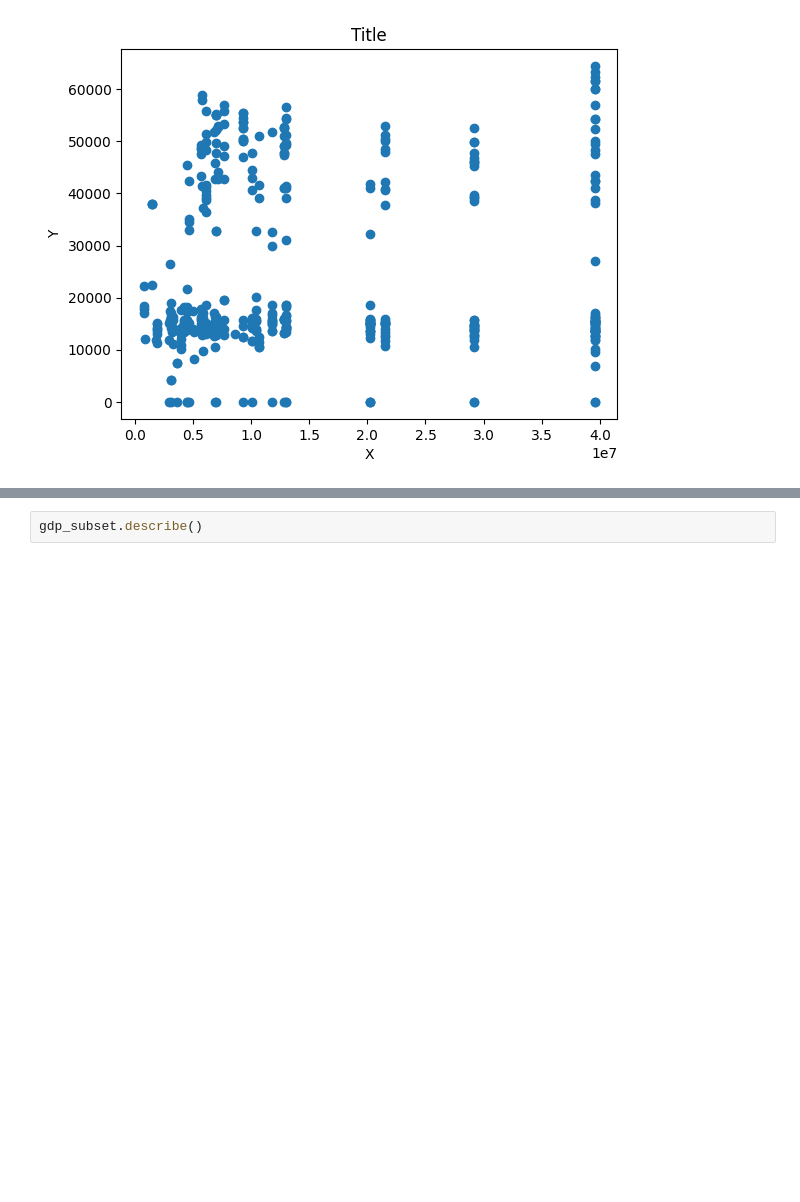
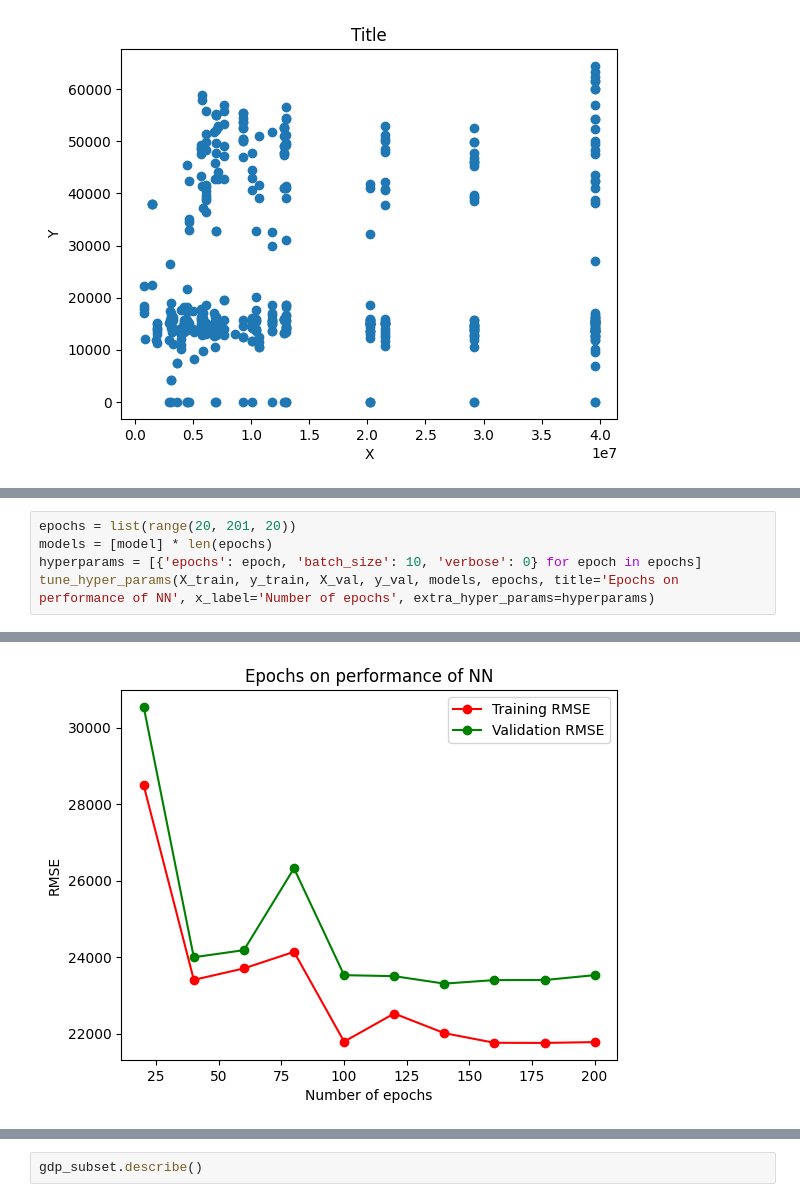
Before and after one commit to ModelingLocalEconomies/trends, a Jupyter notebook: prediction.ipynb, the cells around one changed output, grey strips where cells are left out. Cells and saved outputs as stored; diff of their text form; blank space fills up the shorter version.

```diff
--- a/prediction.ipynb
+++ b/prediction.ipynb
@@ -496,0 +496,6 @@ Root Mean Squared Error: 1.9904247771868686
+# %%
+epochs = list(range(20, 201, 20))
+models = [model] * len(epochs)
+hyperparams = [{'epochs': epoch, 'batch_size': 10, 'verbose': 0} for epoch in epochs]
+tune_hyper_params(X_train, y_train, X_val, y_val, models, epochs, title='Epochs on performance of NN', x_label='Number of epochs', extra_hyper_params=hyperparams)
+# %% [output]
@@ -496,0 +522 @@ Root Mean Squared Error: 1.9904247771868686
+[figure, added]
```
Also changed, not shown: parts of 70 cells of this notebook.
